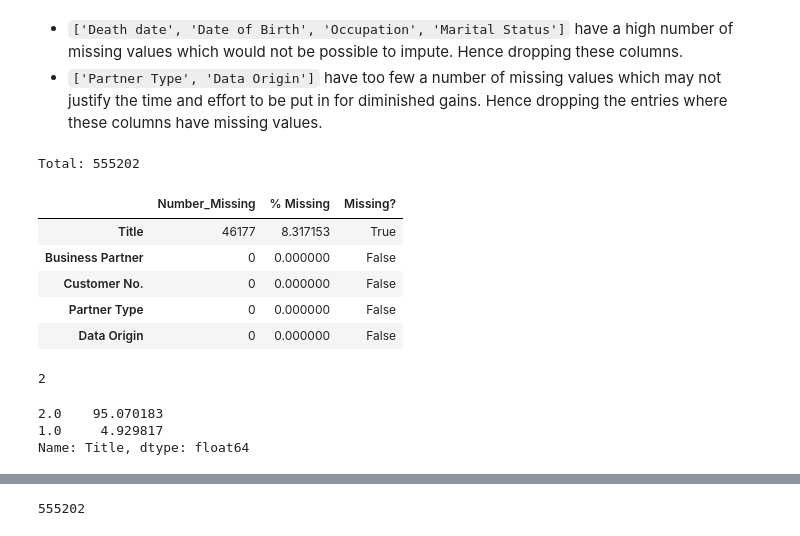
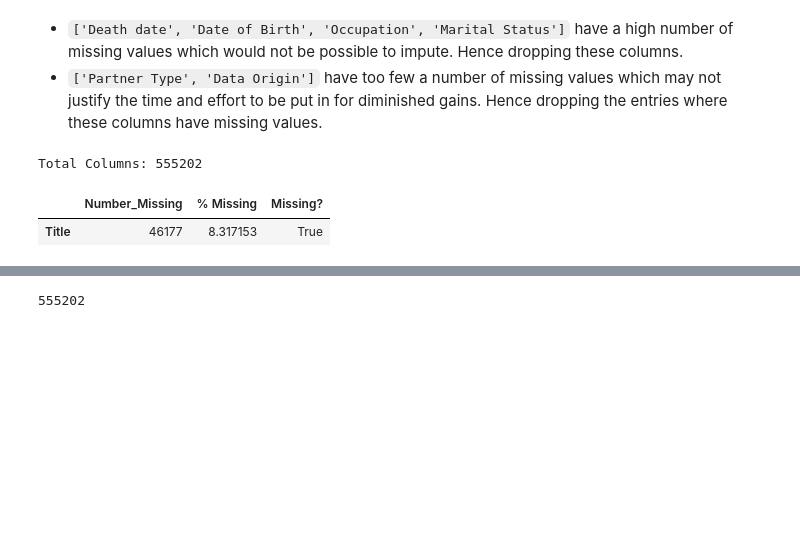
Before and after one commit to aditya-jagdev/Mahindra-First-Choice-Data-Analysis, a Jupyter notebook: 1. Data Cleaning and Feature Engineering.ipynb, the cells around one changed output, grey strips where cells are left out. Drawn from its saved outputs; the diff is of its cells as text; code cells hidden in the pictures; blank space fills up the shorter version.

```diff
--- a/1. Data Cleaning and Feature Engineering.ipynb
+++ b/1. Data Cleaning and Feature Engineering.ipynb
@@ -77,22 +78,8 @@ if 'Partner Type' in customer_data.columns:
     customer_data.drop(customer_data[customer_data['Partner Type'].isnull() | customer_data['Data Origin'].isnull()].index,
                        axis=0, inplace=True)
 # %%
-def(customer_data)
+check_null(customer_data)
 # %% [output]
-Total: 555202
+Total Columns: 555202
 |  | Number_Missing | % Missing | Missing? |
 | Title | 46177 | 8.317153 | True |
-| Business Partner | 0 | 0.000000 | False |
-| Customer No. | 0 | 0.000000 | False |
-| Partner Type | 0 | 0.000000 | False |
-| Data Origin | 0 | 0.000000 | False |
-# %%
-customer_data['Title'].nunique()
-# %% [output]
-2
-# %%
-customer_data['Title'].value_counts()*100/customer_data.notnull().sum()['Title']
-# %% [output]
-2.0    95.070183
-1.0     4.929817
-Name: Title, dtype: float64
```
Also changed, not shown: parts of 162 cells of this notebook, 4 other files.
